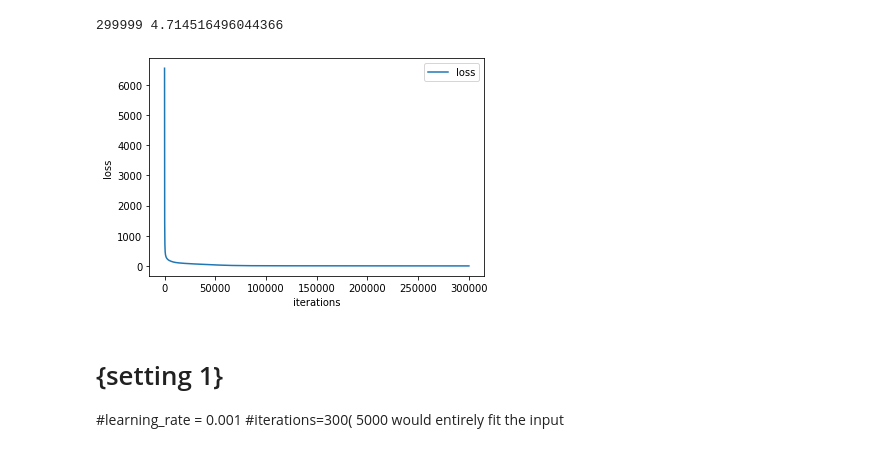
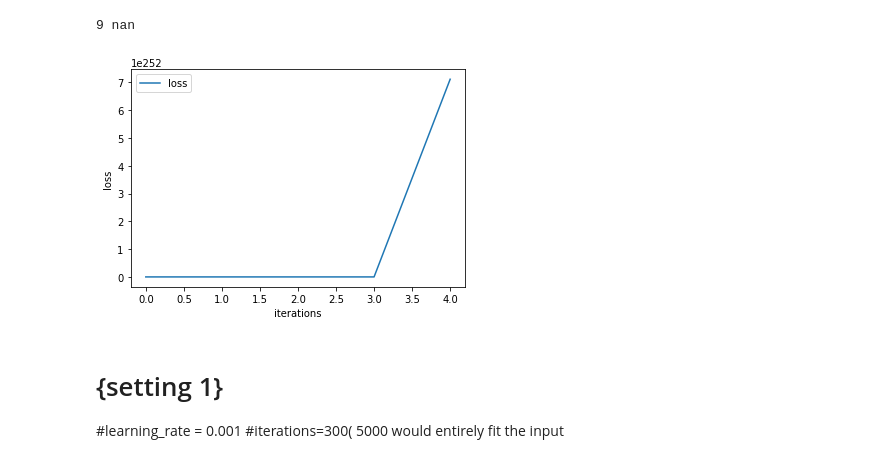
Before and after one commit to HOWARD258ym/HOWARD258ym, a Jupyter notebook: 「back_propagation_practice_multi_dimensional_inputs_outputs_batch_processing_PyTorch_Class」的副本.ipynb, the cells around one changed output. Cells and saved outputs as stored; diff of their text form; code cells hidden in the pictures.

```diff
--- a/「back_propagation_practice_multi_dimensional_inputs_outputs_batch_processing_PyTorch_Class」的副本.ipynb
+++ b/「back_propagation_practice_multi_dimensional_inputs_outputs_batch_processing_PyTorch_Class」的副本.ipynb
@@ -47,9 +47,18 @@ w2 = np.random.randn(10, 10)
 # setting 1
 #learning_rate = 0.001
 #iterations=300 # 5000 would entirely fit the input
+
 # setting 2
-learning_rate = 0.00001
-iterations=300000
+#learning_rate = 0.00001
+#iterations=300
+
+# setting 3
+#learning_rate = 0.00001
+#iterations=300000
+
+# setting 4
+learning_rate = 0.1 #0.1: gradient explosion
+iterations=10
 
 # for displaying the variation of weighting of 1st layer and 2nd layer
 w1_history= np.zeros(iterations)
@@ -80,35 +89,35 @@ for t in range(iterations):
     #print(t, loss)
 
     # Backprop to compute gradients of w1 and w2 with respect to loss
     grad_y2_pred = 2.0 * (y2_pred - y2_GT) # d_loss/d_y2
     grad_w2 = y1_relu.T.dot(grad_y2_pred)# (d_y2/d_w2)*(d_loss/d_y2)=d_loss/d_w2
     grad_y1_relu = grad_y2_pred.dot(w2.T) # (d_loss/d_y2)*(d_y2/d_y1)=d_loss/d_y1
     grad_y1 = grad_y1_relu.copy()
     grad_y1[y1 < 0] = 0 # only numbers through relu would be conducted backward pass
     grad_w1 = x.T.dot(grad_y1) # (d_y1/d_w1)*(d_loss/d_y2)*(d_y2/d_y1)=(d_y1/d_w1)*(d_loss/d_y1)=d_loss/d_w1
 
     # Update weights
     w1 -= learning_rate * grad_w1
     w2 -= learning_rate * grad_w2
 
 print(t, loss)
 
 #print("y_expected")
 #print(y2_GT)
 
 #print("y2_pred")
 #print(y2_pred)
 
 input_epoch = np.array(range(iterations))
 
 plt.plot(input_epoch,loss_history)
 plt.legend(['loss'])
 plt.xlabel('iterations')
 plt.ylabel('loss')
 plt.show()
 # %% [output]
-299999 4.714516496044366
+9 nan
-[figure, old version]
+[figure, new version]
 # %% [markdown]
 # {setting 1}
 #learning_rate = 0.001
```
Also changed, not shown: parts of 2 cells of this notebook.
